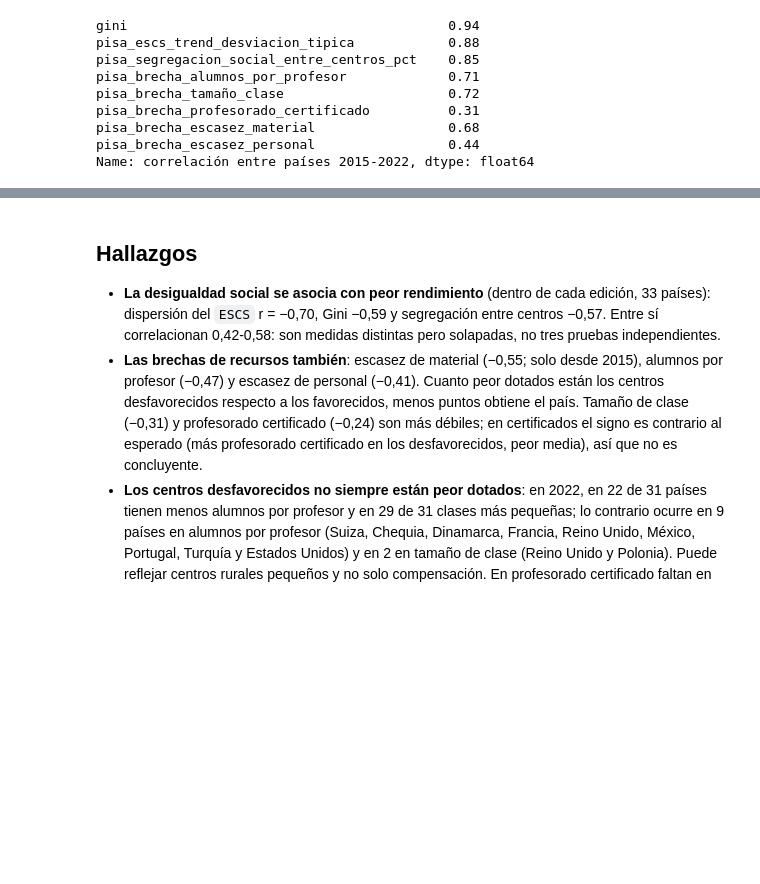
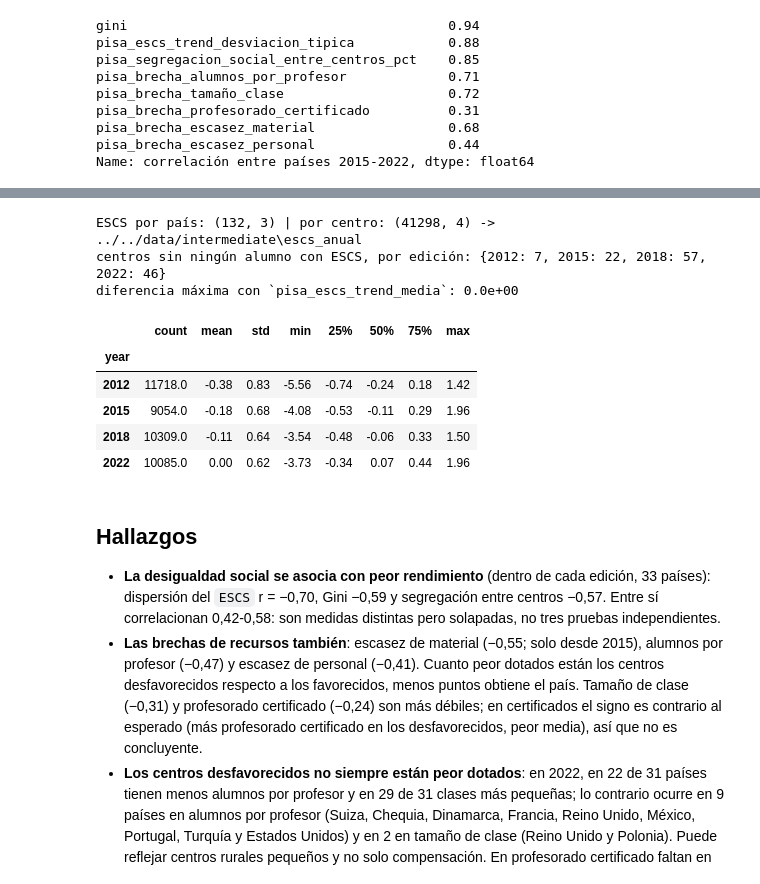
Before and after one commit to musero55/tfm_data_science, a Jupyter notebook: notebooks/fase_1_data_ingestion_eda/01_EDA_equidad.ipynb, the cells around one changed output, grey strips where cells are left out. Cells and saved outputs as stored; diff of their text form; code cells hidden in the pictures; blank space fills up the shorter version.

```diff
--- a/notebooks/fase_1_data_ingestion_eda/01_EDA_equidad.ipynb
+++ b/notebooks/fase_1_data_ingestion_eda/01_EDA_equidad.ipynb
@@ -258,3 +266,36 @@ Name: correlación entre países 2015-2022, dtype: float64
+# %%
+# ESCS_TREND medio por centro y por país, en cada edición
+ruta_escs = os.path.join(RUTA_INTERMEDIOS, 'escs_anual')
+os.makedirs(ruta_escs, exist_ok=True)
+escs_por_nivel = {'pais': [], 'centro': []}
+for edicion in EDICIONES:
+    ruta_estudiantes, _ = rutas_datos_anuales(RUTA_RAW, edicion)
+    alumnos = pd.read_parquet(ruta_estudiantes, columns=['CNT', 'CNTSCHID', 'W_FSTUWT', 'ESCS_TREND'])
+    for nivel, nombre in (('pais', 'escs_media_pais'), ('centro', 'escs_centro')):
+        escs_nivel = agregar_media_ponderada(alumnos.rename(columns={'ESCS_TREND': nombre}), [nombre], claves=nivel)
+        escs_por_nivel[nivel].append(escs_nivel.assign(year=edicion))
+
+df_escs_pais = pd.concat(escs_por_nivel['pais'], ignore_index=True).sort_values(['year', 'CNT'], ascending=False, ignore_index=True)
+df_escs_centro = pd.concat(escs_por_nivel['centro'], ignore_index=True).sort_values(['year', 'CNT', 'CNTSCHID'], ascending=False, ignore_index=True)
+df_escs_pais.to_parquet(os.path.join(ruta_escs, 'pisa_escs_pais_anual.parquet'), index=False)
+df_escs_centro.to_parquet(os.path.join(ruta_escs, 'pisa_escs_centro_anual.parquet'), index=False)
+print(f'ESCS por país: {df_escs_pais.shape} | por centro: {df_escs_centro.shape} -> {ruta_escs}')
+print('centros sin ningún alumno con ESCS, por edición:', df_escs_centro['escs_centro'].isna().groupby(df_escs_centro['year']).sum().to_dict())
+
+# Comprobación: el ESCS por país coincide con el de la tabla país-edición de las secciones anteriores
+comparacion = df_escs_pais.merge(tabla_pais_edicion[['pais', 'edicion', 'pisa_escs_trend_media']], left_on=['CNT', 'year'], right_on=['pais', 'edicion'])
+print(f"diferencia máxima con `pisa_escs_trend_media`: {(comparacion['escs_media_pais'] - comparacion['pisa_escs_trend_media']).abs().max():.1e}")
+df_escs_centro.groupby('year')['escs_centro'].describe().round(2)
+# %% [output]
+ESCS por país: (132, 3) | por centro: (41298, 4) -> ../../data/intermediate\escs_anual
+centros sin ningún alumno con ESCS, por edición: {2012: 7, 2015: 22, 2018: 57, 2022: 46}
+diferencia máxima con `pisa_escs_trend_media`: 0.0e+00
+|  | count | mean | std | min | 25% | 50% | 75% | max |
+| year |  |  |  |  |  |  |  |  |
+| 2012 | 11718.0 | -0.38 | 0.83 | -5.56 | -0.74 | -0.24 | 0.18 | 1.42 |
+| 2015 | 9054.0 | -0.18 | 0.68 | -4.08 | -0.53 | -0.11 | 0.29 | 1.96 |
+| 2018 | 10309.0 | -0.11 | 0.64 | -3.54 | -0.48 | -0.06 | 0.33 | 1.50 |
+| 2022 | 10085.0 | 0.00 | 0.62 | -3.73 | -0.34 | 0.07 | 0.44 | 1.96 |
 # %% [markdown]
 ## Hallazgos
 
```
Also changed, not shown: parts of 3 cells of this notebook, 4 other files.
